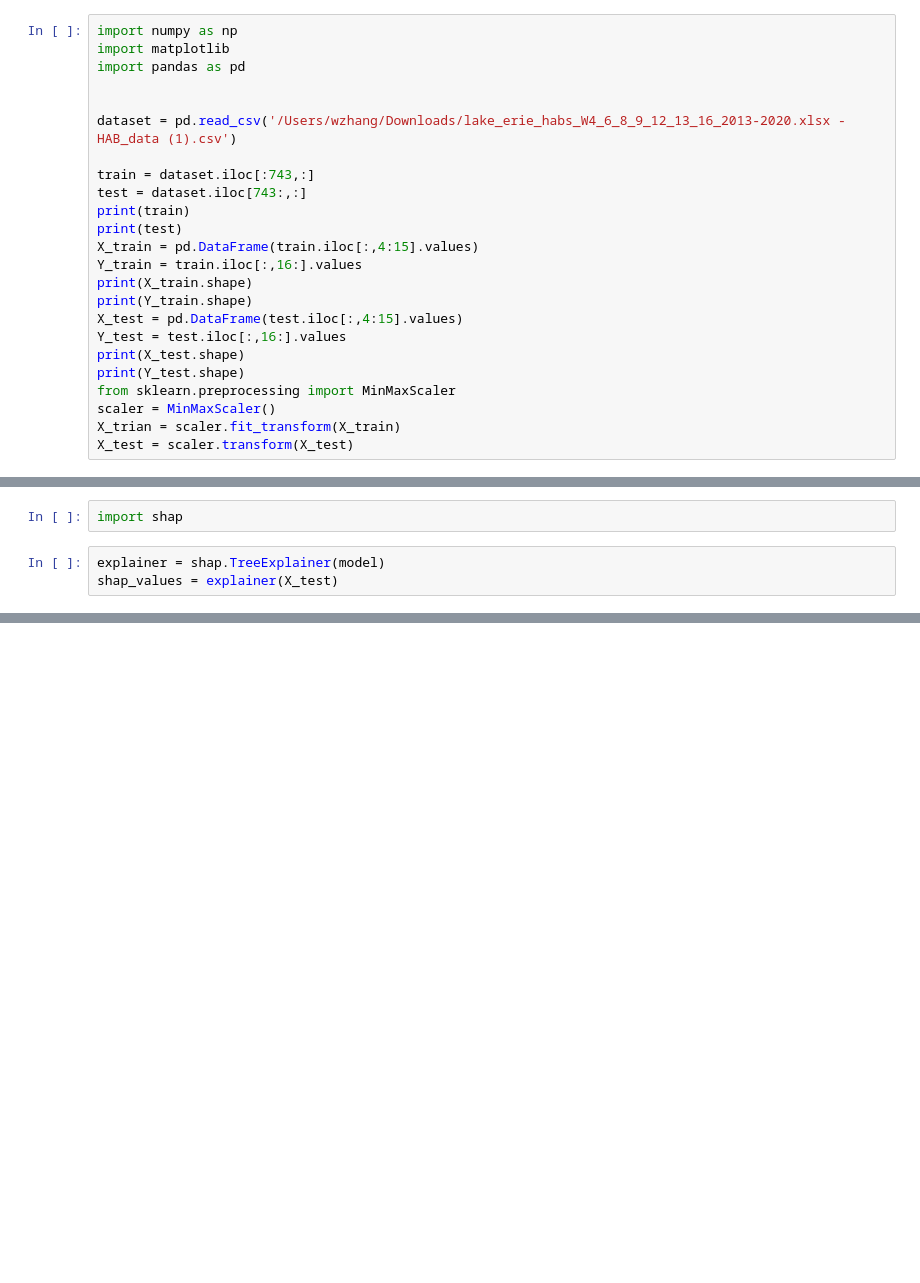
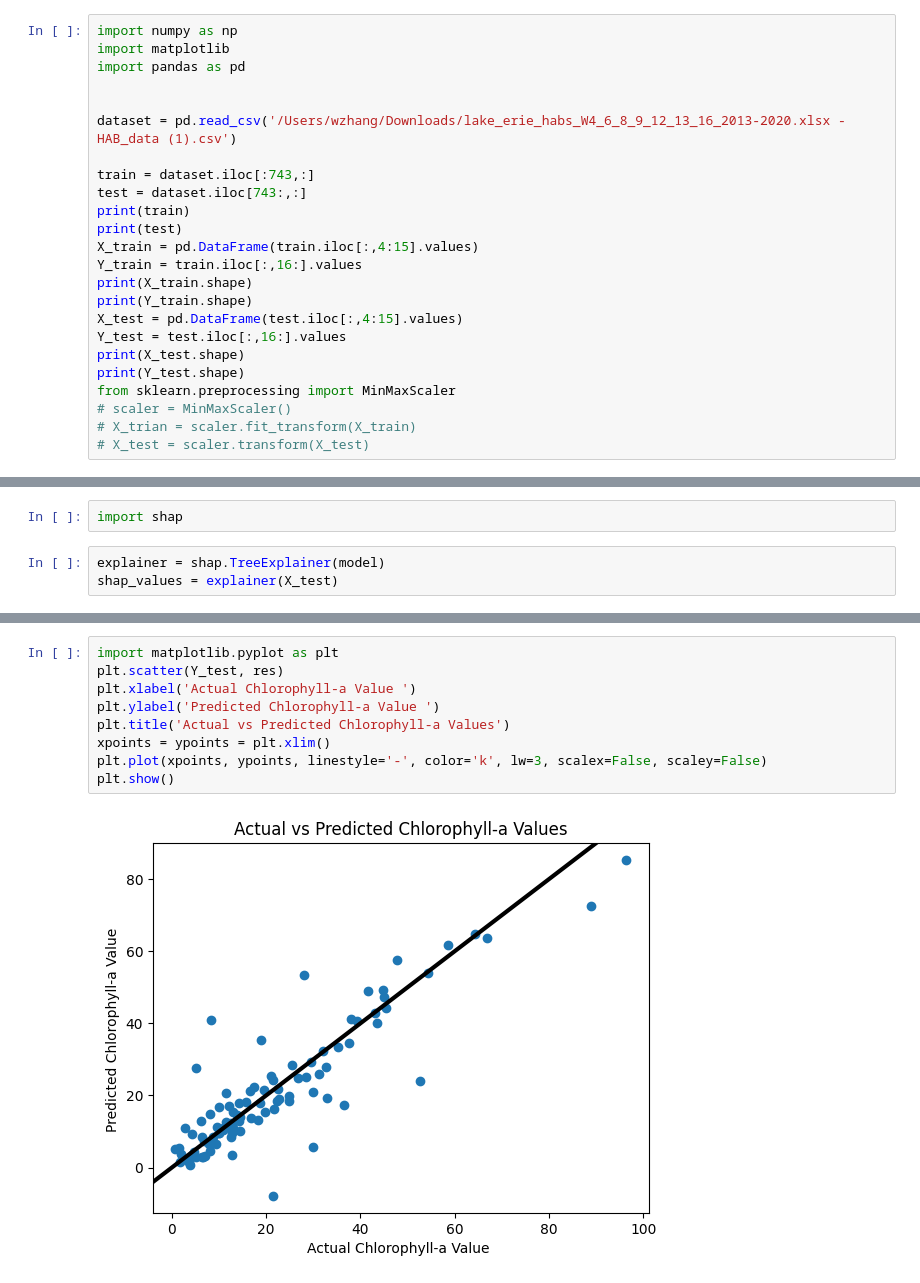
Before and after one commit to EddieZ18326/SSTP, a Jupyter notebook: LightGBM.ipynb, the cells around one changed output, grey strips where cells are left out. Drawn from its saved outputs; the diff is of its cells as text; blank space fills up the shorter version.

```diff
--- a/LightGBM.ipynb
+++ b/LightGBM.ipynb
@@ -19,6 +19,6 @@ Y_test = test.iloc[:,16:].values
 print(X_test.shape)
 print(Y_test.shape)
 from sklearn.preprocessing import MinMaxScaler
-scaler = MinMaxScaler()
-X_trian = scaler.fit_transform(X_train)
-X_test = scaler.transform(X_test)
+# scaler = MinMaxScaler()
+# X_trian = scaler.fit_transform(X_train)
+# X_test = scaler.transform(X_test)
@@ -78,0 +201,11 @@ shap.summary_plot(shap_values, X_test,feature_names = features,plot_size=(20,15)
+# %%
+import matplotlib.pyplot as plt
+plt.scatter(Y_test, res)
+plt.xlabel('Actual Chlorophyll-a Value ')
+plt.ylabel('Predicted Chlorophyll-a Value ')
+plt.title('Actual vs Predicted Chlorophyll-a Values')
+xpoints = ypoints = plt.xlim()
+plt.plot(xpoints, ypoints, linestyle='-', color='k', lw=3, scalex=False, scaley=False)
+plt.show()
+# %% [output]
+[figure, added]
```
Also changed, not shown: parts of 15 cells of this notebook, 5 other files.
